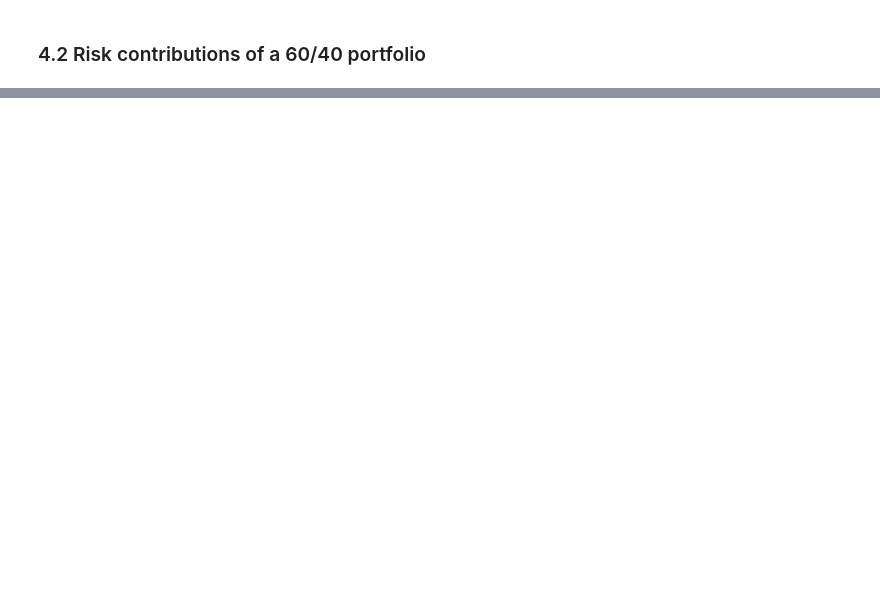
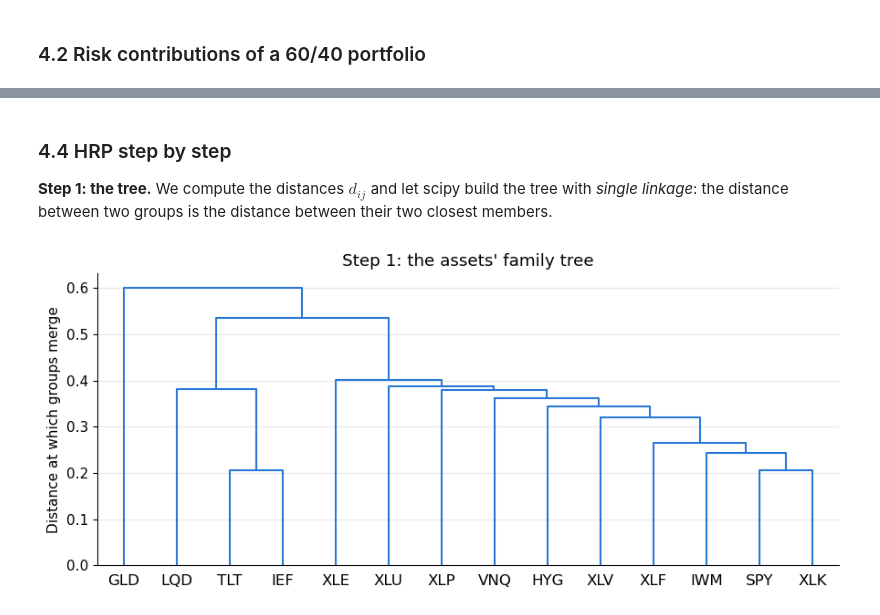
Before and after one commit to Nova-Finance-Club/Quant-Trading-Concepts, a Jupyter notebook: 01-portfolio-and-risk/03_risk_parity.ipynb, the cells around one changed output, grey strips where cells are left out. Drawn from its saved outputs; the diff is of its cells as text; code cells hidden in the pictures; blank space fills up the shorter version.

```diff
--- a/01-portfolio-and-risk/03_risk_parity.ipynb
+++ b/01-portfolio-and-risk/03_risk_parity.ipynb
@@ -49,6 +62,9 @@ import numpy as np
 import pandas as pd
 import matplotlib.pyplot as plt
 from scipy.optimize import minimize
+from scipy.cluster.hierarchy import linkage, leaves_list, dendrogram
+from scipy.spatial.distance import squareform
+from matplotlib.colors import LinearSegmentedColormap
 
 prices = pd.read_csv("../data/prices.csv", index_col="date", parse_dates=True)
 
@@ -58,11 +74,18 @@ plt.rcParams.update({
     "axes.spines.top": False, "axes.spines.right": False, "axes.grid": True,
     "grid.alpha": 0.3, "lines.linewidth": 1.5, "font.size": 11,
 })
-pd.set_option("display.width", 120)
+pd.set_option("display.width", 140)
+DIVERGING = LinearSegmentedColormap.from_list("div", ["#2a78d6", "#f0efec", "#e34948"])
 
-assets = ["SPY", "VNQ", "IEF", "TLT", "GLD"]   # stocks, real estate, 7-10y and 20y+ Treasuries, gold
+assets = ["SPY", "IWM", "XLK", "XLF", "XLE", "XLV", "XLP", "XLU",   # US equity: market, small caps, 6 sectors
+          "TLT", "IEF",                                              # Treasuries
+          "LQD", "HYG",                                              # corporate credit
+          "GLD", "VNQ"]                                              # gold, real estate
+asset_class = pd.Series({**{a: "Equity" for a in assets[:8]}, "TLT": "Treasuries", "IEF": "Treasuries",
+                         "LQD": "Credit", "HYG": "Credit", "GLD": "Real assets", "VNQ": "Real assets"})
 returns = prices[assets].pct_change().dropna()
-Sigma = returns.cov().values * 252
+Sigma = returns.cov() * 252
+corr = returns.corr()
 # %% [markdown]
 ### 4.2 Risk contributions of a 60/40 portfolio
 # %%
@@ -134,0 +148,17 @@ GLD    0%          22%         20%  20%
+# %% [markdown]
+### 4.4 HRP step by step
+
+**Step 1: the tree.** We compute the distances $d_{ij}$ and let scipy build the tree with *single linkage*: the distance between two groups is the distance between their two closest members.
+# %%
+dist = np.sqrt(0.5 * (1 - corr))                                     # d_ij = sqrt((1 - rho_ij) / 2)
+link = linkage(squareform(dist.values, checks=False), method="single")
+
+fig, ax = plt.subplots(figsize=(9, 4))
+dendrogram(link, labels=assets, ax=ax, color_threshold=0, above_threshold_color=COLORS[0])
+ax.set_ylabel("Distance at which groups merge")
+ax.set_title("Step 1: the assets' family tree")
+ax.grid(axis="x", visible=False)
+plt.tight_layout()
+plt.show()
+# %% [output]
+[figure, added]
```
Also changed, not shown: parts of 25 cells of this notebook, 28 other files.
